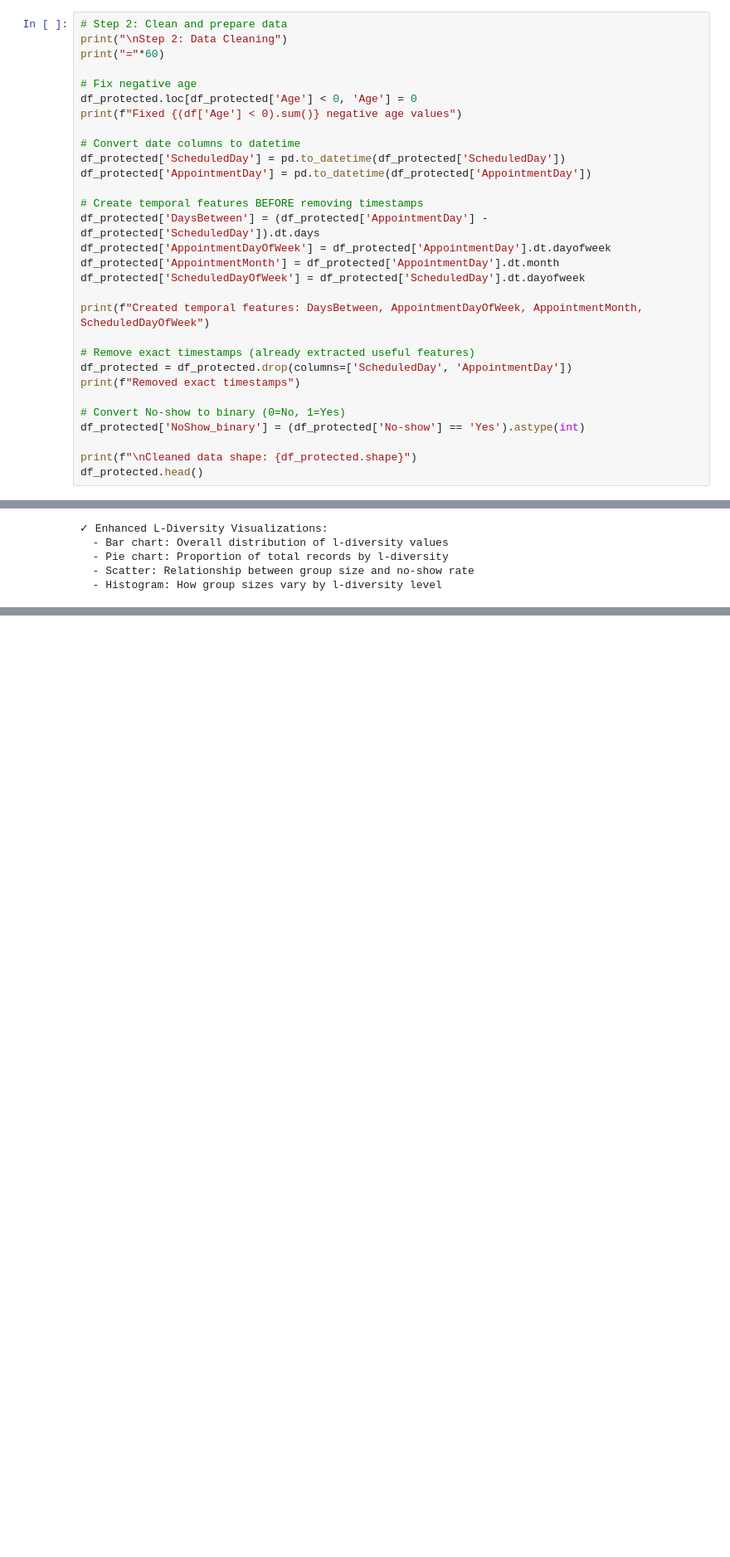
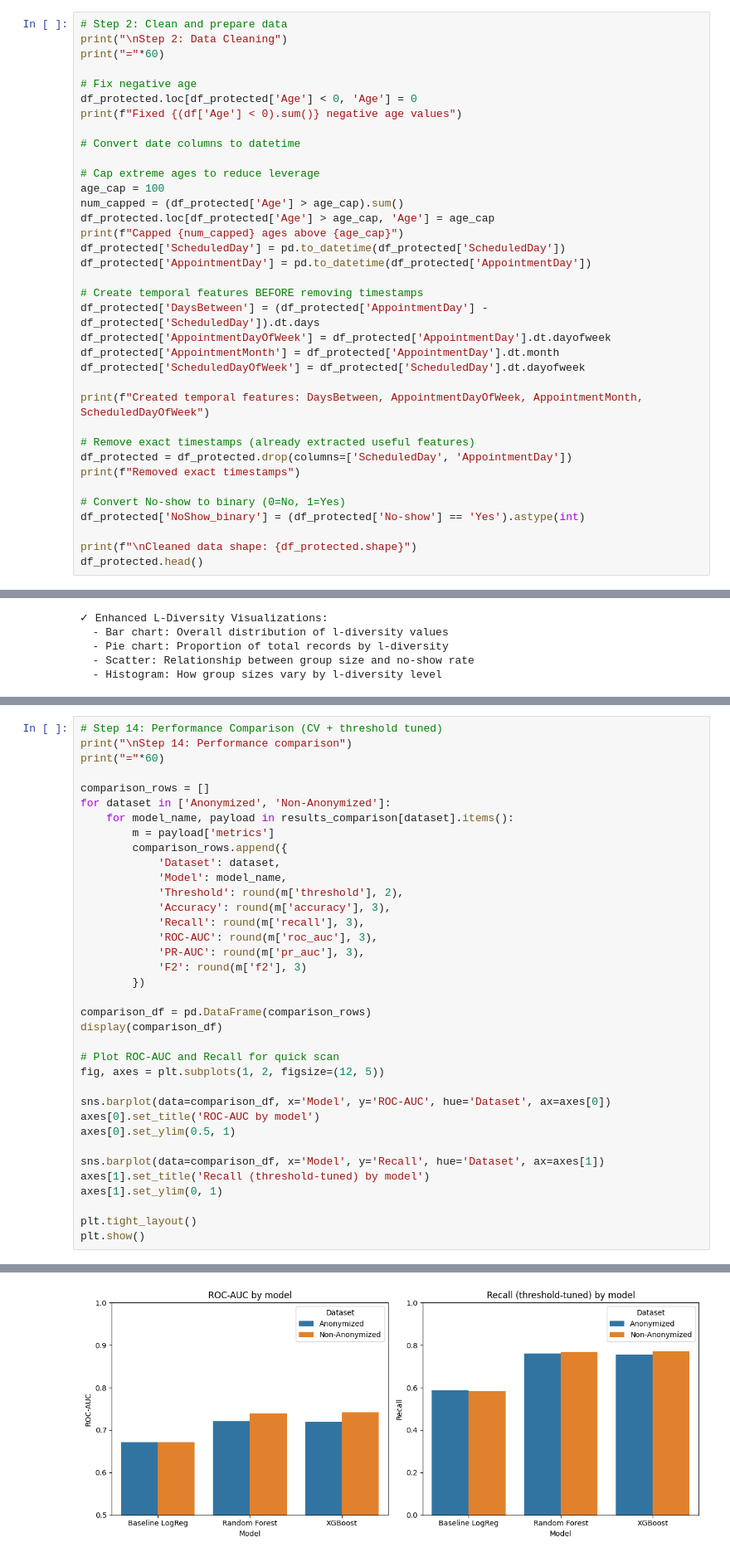
Before and after one commit to yuntongSH/Medical-Appointment-No-Shows, a Jupyter notebook: Medical_Appointments_Analysis.ipynb, the cells around one changed output, grey strips where cells are left out. Shown at 83% size. Saved outputs shown, nothing was run; the diff lists cells and outputs as text; blank space fills up the shorter version.

```diff
--- a/Medical_Appointments_Analysis.ipynb
+++ b/Medical_Appointments_Analysis.ipynb
@@ -340,6 +715,12 @@ df_protected.loc[df_protected['Age'] < 0, 'Age'] = 0
 print(f"Fixed {(df['Age'] < 0).sum()} negative age values")
 
 # Convert date columns to datetime
+
+# Cap extreme ages to reduce leverage
+age_cap = 100
+num_capped = (df_protected['Age'] > age_cap).sum()
+df_protected.loc[df_protected['Age'] > age_cap, 'Age'] = age_cap
+print(f"Capped {num_capped} ages above {age_cap}")
 df_protected['ScheduledDay'] = pd.to_datetime(df_protected['ScheduledDay'])
 df_protected['AppointmentDay'] = pd.to_datetime(df_protected['AppointmentDay'])
 
@@ -1812,0 +2055,37 @@ SHAP COMPUTATION COMPLETE
+# %%
+# Step 14: Performance Comparison (CV + threshold tuned)
+print("\nStep 14: Performance comparison")
+print("="*60)
+
+comparison_rows = []
+for dataset in ['Anonymized', 'Non-Anonymized']:
+    for model_name, payload in results_comparison[dataset].items():
+        m = payload['metrics']
+        comparison_rows.append({
+            'Dataset': dataset,
+            'Model': model_name,
+            'Threshold': round(m['threshold'], 2),
+            'Accuracy': round(m['accuracy'], 3),
+            'Recall': round(m['recall'], 3),
+            'ROC-AUC': round(m['roc_auc'], 3),
+            'PR-AUC': round(m['pr_auc'], 3),
+            'F2': round(m['f2'], 3)
+        })
+
+comparison_df = pd.DataFrame(comparison_rows)
+display(comparison_df)
+
+# Plot ROC-AUC and Recall for quick scan
+fig, axes = plt.subplots(1, 2, figsize=(12, 5))
+
+sns.barplot(data=comparison_df, x='Model', y='ROC-AUC', hue='Dataset', ax=axes[0])
+axes[0].set_title('ROC-AUC by model')
+axes[0].set_ylim(0.5, 1)
+
+sns.barplot(data=comparison_df, x='Model', y='Recall', hue='Dataset', ax=axes[1])
+axes[1].set_title('Recall (threshold-tuned) by model')
+axes[1].set_ylim(0, 1)
+
+plt.tight_layout()
+plt.show()
+# %% [output]
@@ -1812,0 +2101 @@ SHAP COMPUTATION COMPLETE
+[figure, added]
```
Also changed, not shown: parts of 35 cells of this notebook.
